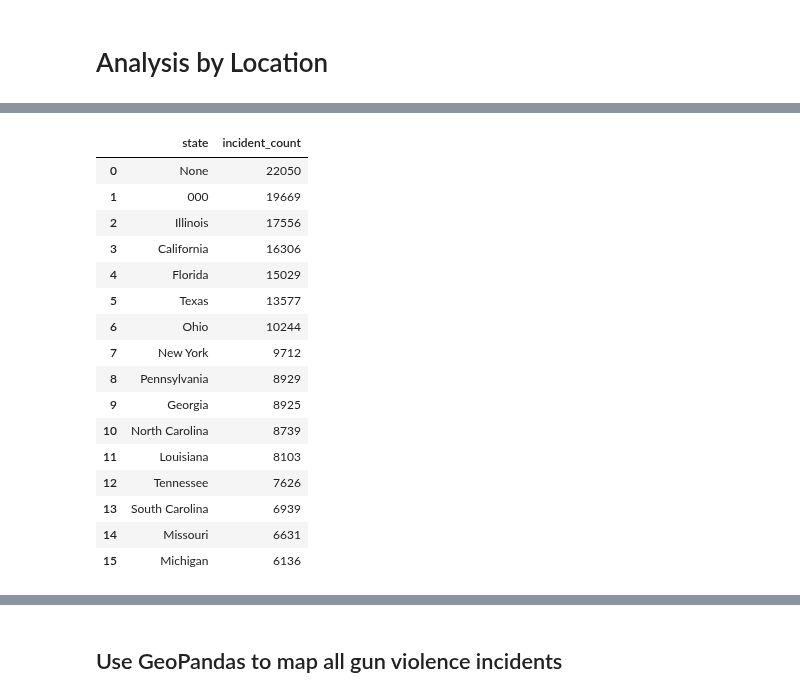
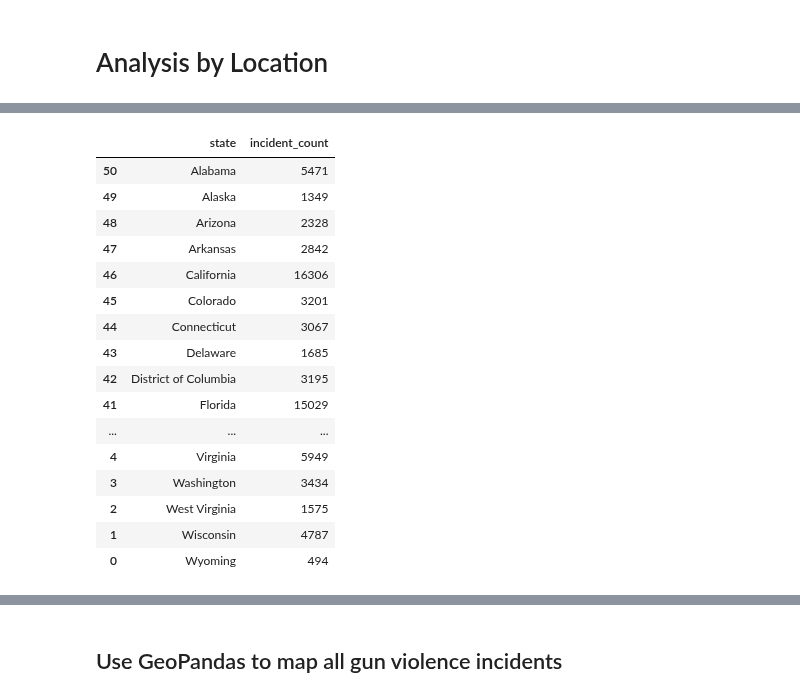
Before and after one commit to vivianndo/ads508_gunviolence, a Jupyter notebook: project.ipynb, the cells around one changed output, grey strips where cells are left out. Drawn from its saved outputs; the diff is of its cells as text; code cells hidden in the pictures.

Commit message:
continue eda (guns, incident rate)

```diff
--- a/project.ipynb
+++ b/project.ipynb
@@ -472,22 +562,23 @@ df.head(5)
 # %%
-statement="SELECT state, count(*) as incident_count from ads508.gun_violence GROUP BY state ORDER BY count(*) DESC"
+statement="SELECT state, count(*) as incident_count FROM ads508.gun_violence GROUP BY state ORDER BY state DESC LIMIT 100"
 gb_state=pd.read_sql(statement, conn)
-gb_state.head(16)
+gb_state=gb_state.head(51).iloc[::-1] #reverse order so that states are in alphabetical top to bottom
+gb_state
 # %% [output]
 |  | state | incident_count |
-| 0 | None | 22050 |
-| 1 | 000 | 19669 |
-| 2 | Illinois | 17556 |
-| 3 | California | 16306 |
-| 4 | Florida | 15029 |
-| 5 | Texas | 13577 |
-| 6 | Ohio | 10244 |
-| 7 | New York | 9712 |
-| 8 | Pennsylvania | 8929 |
-| 9 | Georgia | 8925 |
-| 10 | North Carolina | 8739 |
-| 11 | Louisiana | 8103 |
-| 12 | Tennessee | 7626 |
-| 13 | South Carolina | 6939 |
-| 14 | Missouri | 6631 |
-| 15 | Michigan | 6136 |
+| 50 | Alabama | 5471 |
+| 49 | Alaska | 1349 |
+| 48 | Arizona | 2328 |
+| 47 | Arkansas | 2842 |
+| 46 | California | 16306 |
+| 45 | Colorado | 3201 |
+| 44 | Connecticut | 3067 |
+| 43 | Delaware | 1685 |
+| 42 | District of Columbia | 3195 |
+| 41 | Florida | 15029 |
+| ... | ... | ... |
+| 4 | Virginia | 5949 |
+| 3 | Washington | 3434 |
+| 2 | West Virginia | 1575 |
+| 1 | Wisconsin | 4787 |
+| 0 | Wyoming | 494 |
```
Also changed, not shown: parts of 38 cells of this notebook.
